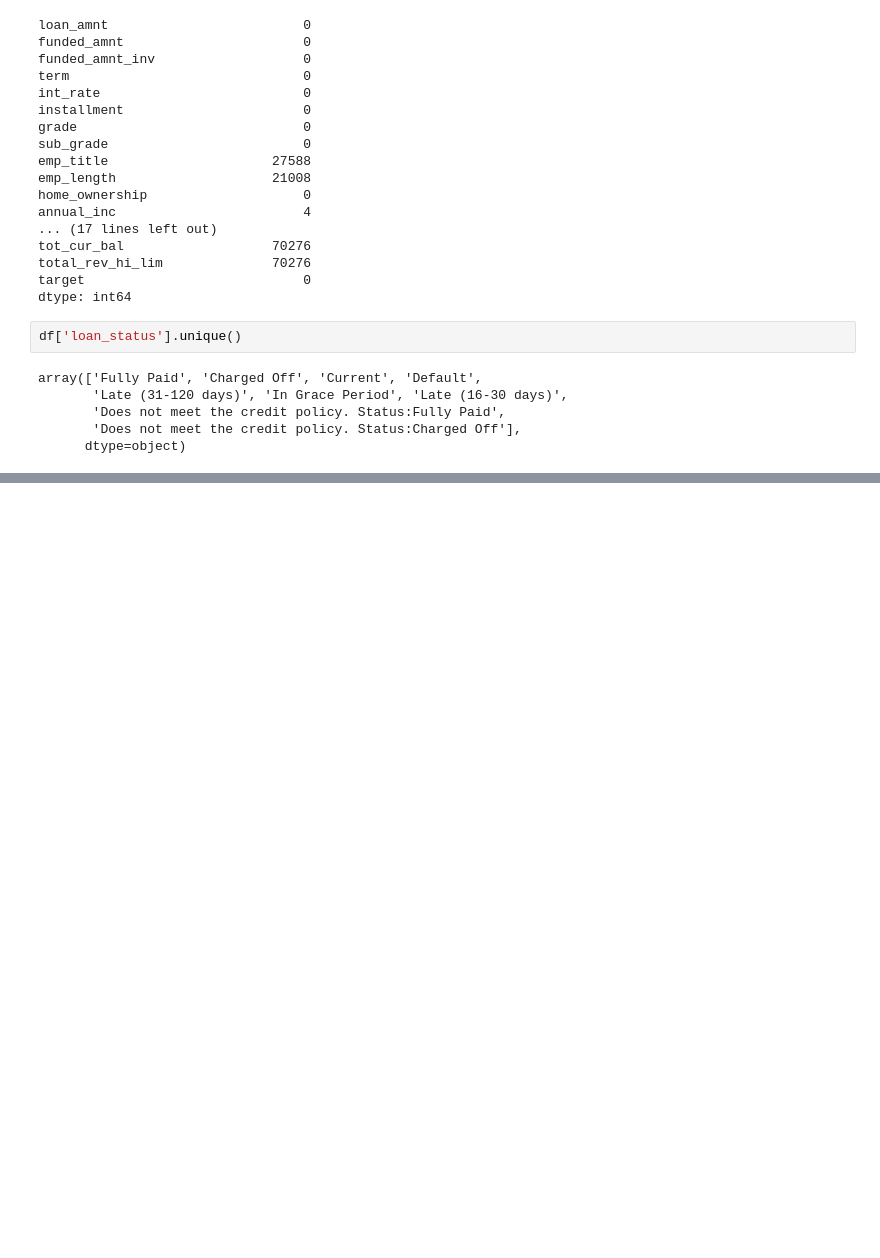
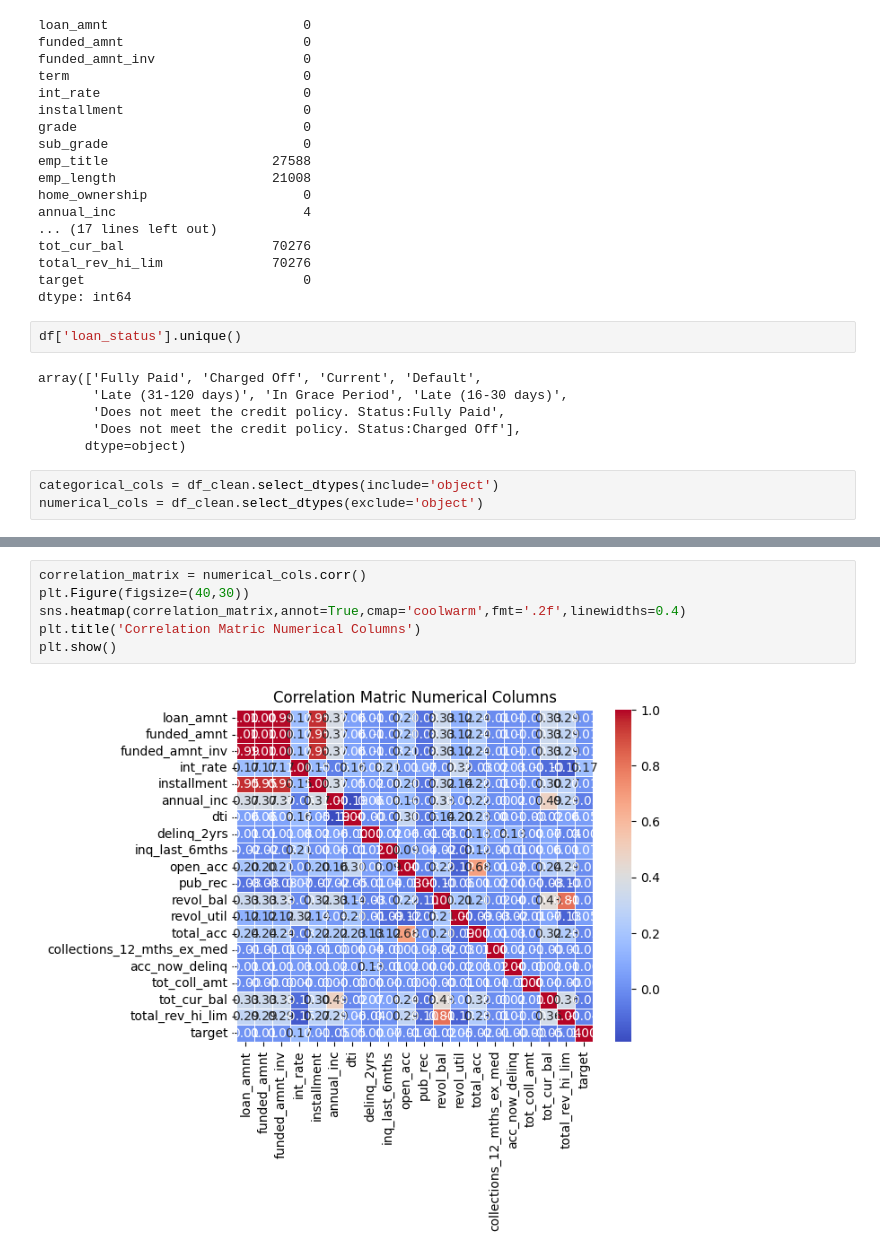
Before and after one commit to rfaoktvian/FinalProjectIDXPartners, a Jupyter notebook: main.ipynb, the cells around one changed output, grey strips where cells are left out. Cells and saved outputs as stored; diff of their text form; blank space fills up the shorter version.

```diff
--- a/main.ipynb
+++ b/main.ipynb
@@ -181,3 +181,6 @@ array(['Fully Paid', 'Charged Off', 'Current', 'Default',
        'Does not meet the credit policy. Status:Fully Paid',
        'Does not meet the credit policy. Status:Charged Off'],
       dtype=object)
+# %%
+categorical_cols = df_clean.select_dtypes(include='object')
+numerical_cols = df_clean.select_dtypes(exclude='object')
@@ -183,0 +219,8 @@ array(['Fully Paid', 'Charged Off', 'Current', 'Default',
+# %%
+correlation_matrix = numerical_cols.corr()
+plt.Figure(figsize=(40,30))
+sns.heatmap(correlation_matrix,annot=True,cmap='coolwarm',fmt='.2f',linewidths=0.4)
+plt.title('Correlation Matric Numerical Columns')
+plt.show()
+# %% [output]
+[figure, added]
```
Also changed, not shown: parts of 2 cells of this notebook.
